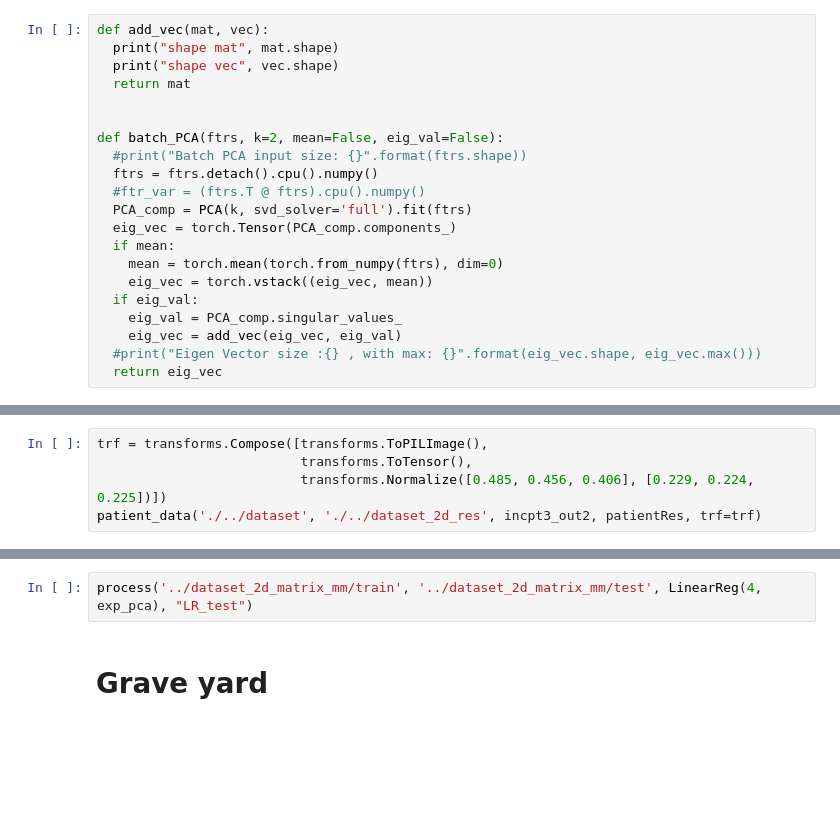
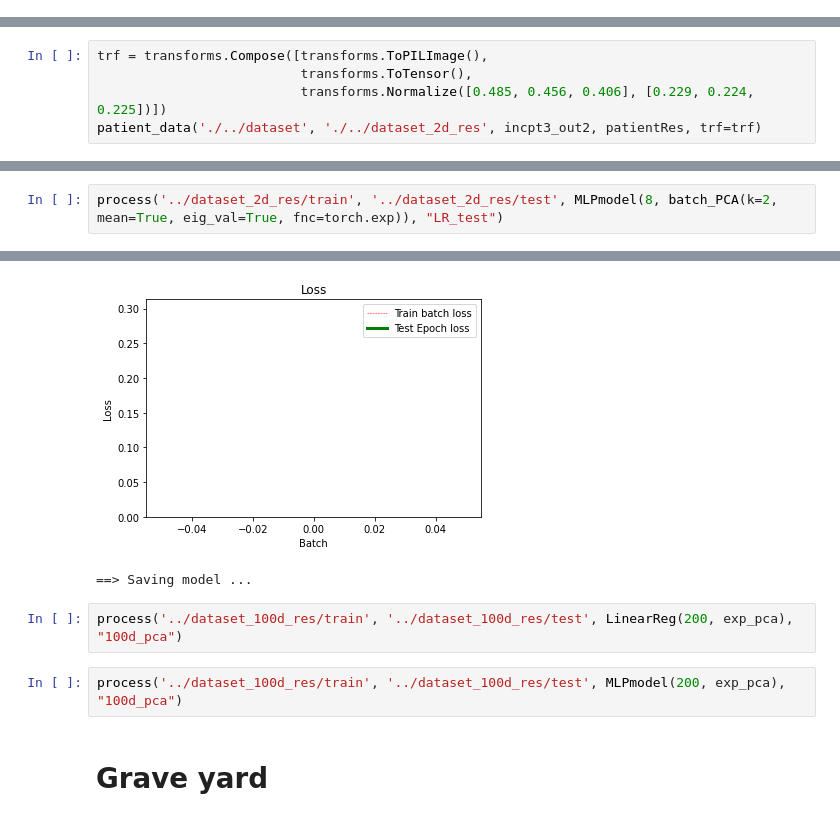
Before and after one commit to mocedon/VISL_project, a Jupyter notebook: Project_jupyter.ipynb, the cells around one changed output, grey strips where cells are left out. Drawn from its saved outputs; the diff is of its cells as text; blank space fills up the shorter version.

```diff
--- a/Project_jupyter.ipynb
+++ b/Project_jupyter.ipynb
@@ -317,21 +577,0 @@ KeyboardInterrupt: ignored
-# %%
-def add_vec(mat, vec):
-  print("shape mat", mat.shape)
-  print("shape vec", vec.shape)
-  return mat
-
-
-def batch_PCA(ftrs, k=2, mean=False, eig_val=False):
-  #print("Batch PCA input size: {}".format(ftrs.shape))
-  ftrs = ftrs.detach().cpu().numpy()
-  #ftr_var = (ftrs.T @ ftrs).cpu().numpy()
-  PCA_comp = PCA(k, svd_solver='full').fit(ftrs)
-  eig_vec = torch.Tensor(PCA_comp.components_)
-  if mean:
-    mean = torch.mean(torch.from_numpy(ftrs), dim=0)
-    eig_vec = torch.vstack((eig_vec, mean))
-  if eig_val:
-    eig_val = PCA_comp.singular_values_
-    eig_vec = add_vec(eig_vec, eig_val)
-  #print("Eigen Vector size :{} , with max: {}".format(eig_vec.shape, eig_vec.max()))
-  return eig_vec
@@ -642,0 +608,3 @@ Patient AG-3898 - of group test-MSS has 648 patches
+# %%
+process('../dataset_2d_res/train', '../dataset_2d_res/test', MLPmodel(8, batch_PCA(k=2, mean=True, eig_val=True, fnc=torch.exp)), "LR_test")
+# %% [output]
@@ -643,4 +628,8 @@ Patient AG-3898 - of group test-MSS has 648 patches
+[figure, added]
+==> Saving model ...
 # %%
-process('../dataset_2d_matrix_mm/train', '../dataset_2d_matrix_mm/test', LinearReg(4, exp_pca), "LR_test")
+process('../dataset_100d_res/train', '../dataset_100d_res/test', LinearReg(200, exp_pca), "100d_pca")
+# %%
+process('../dataset_100d_res/train', '../dataset_100d_res/test', MLPmodel(200, exp_pca), "100d_pca")
 # %% [markdown]
 # Grave yard
```
Also changed, not shown: parts of 25 cells of this notebook.
